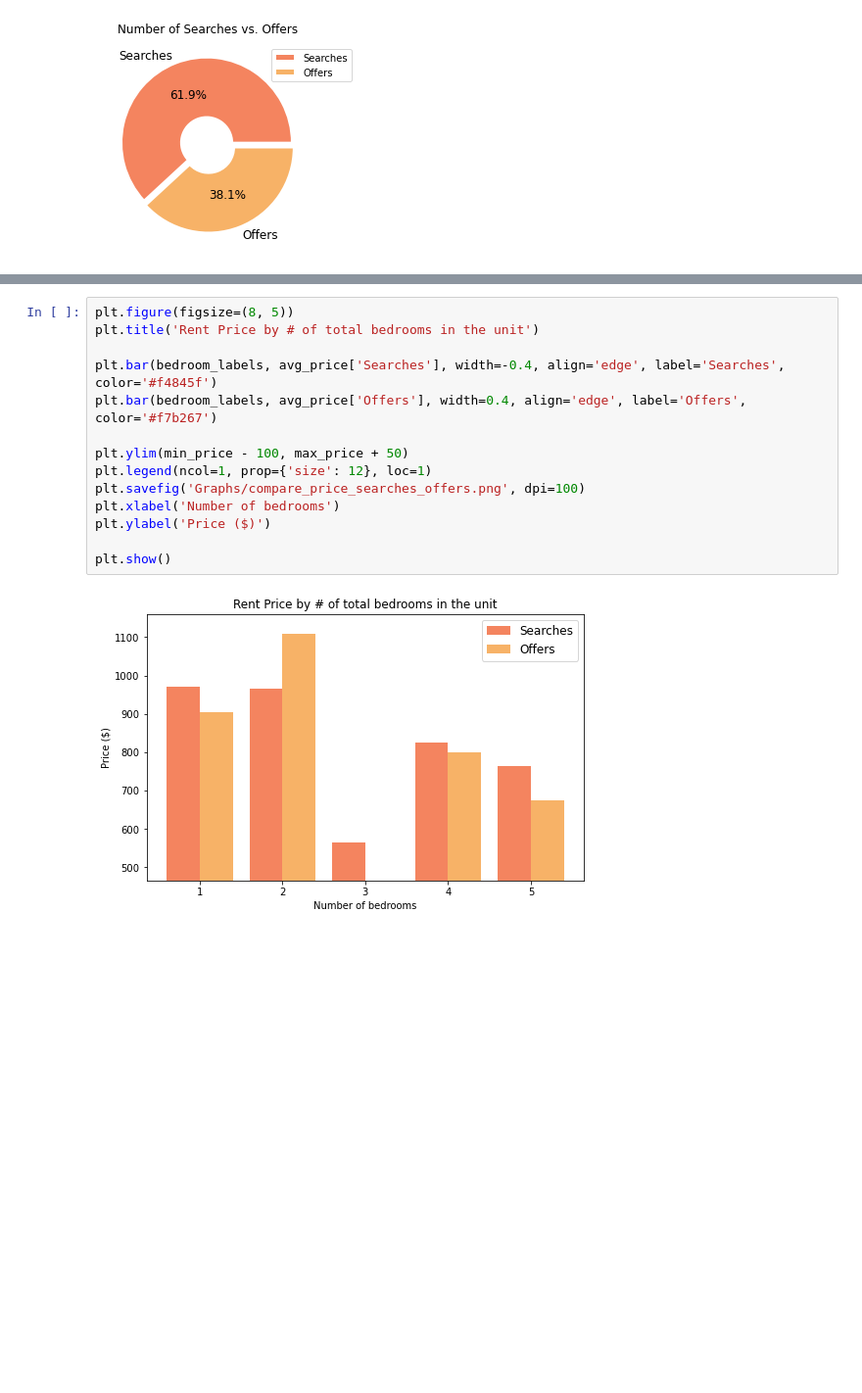
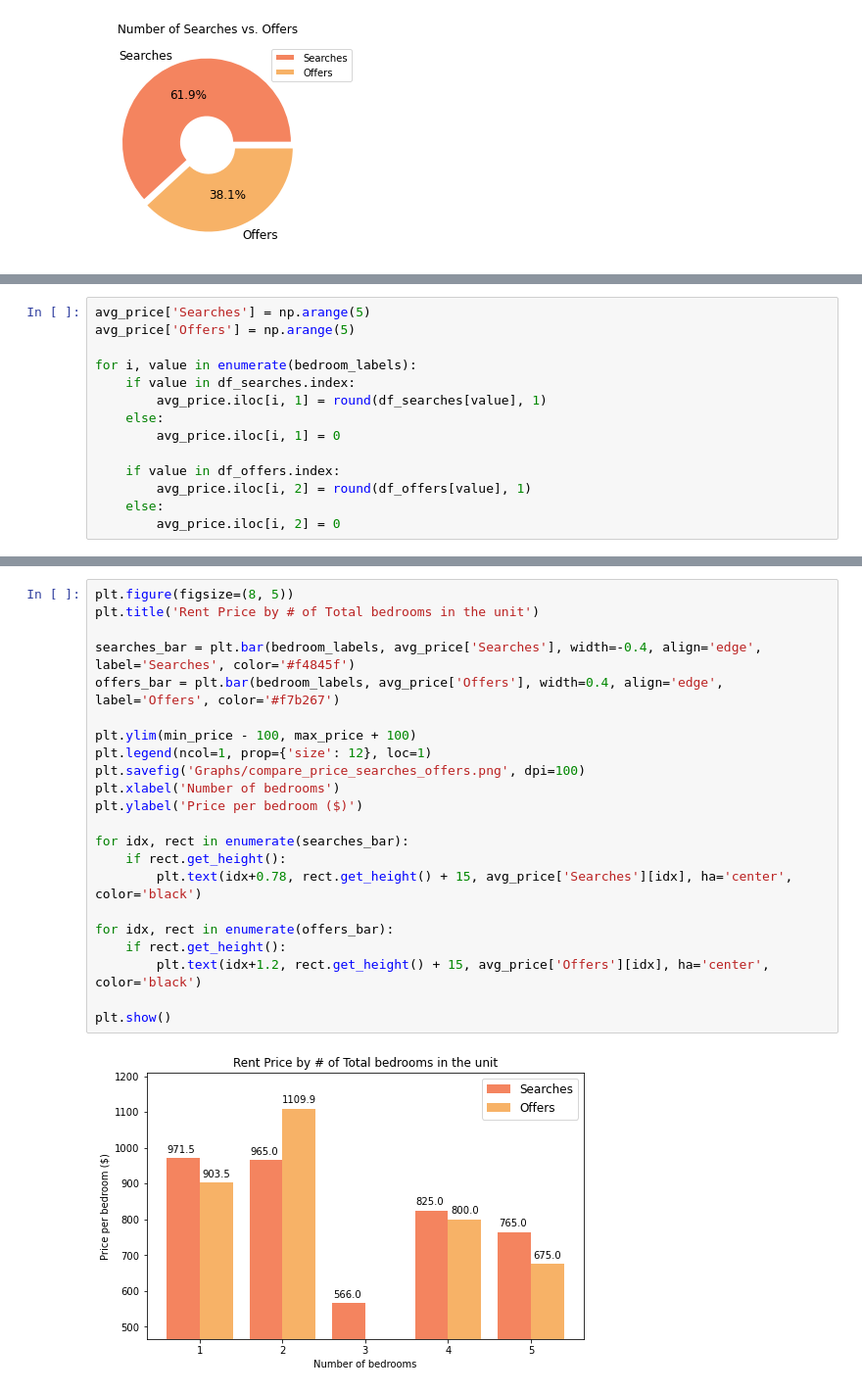
Before and after one commit to iriskimm/uw-student-housing, a Jupyter notebook: facebook-scraper.ipynb, the cells around one changed output, grey strips where cells are left out. Shown: that part at 98% size. Cells and saved outputs as stored; diff of their text form; blank space fills up the shorter version.

```diff
--- a/facebook-scraper.ipynb
+++ b/facebook-scraper.ipynb
@@ -321,0 +258,14 @@ avg_price
+# %%
+avg_price['Searches'] = np.arange(5)
+avg_price['Offers'] = np.arange(5)
+
+for i, value in enumerate(bedroom_labels):
+    if value in df_searches.index:
+        avg_price.iloc[i, 1] = round(df_searches[value], 1)
+    else:
+        avg_price.iloc[i, 1] = 0
+
+    if value in df_offers.index:
+        avg_price.iloc[i, 2] = round(df_offers[value], 1)
+    else:
+        avg_price.iloc[i, 2] = 0
@@ -322,16 +281,24 @@ avg_price
 # %%
 plt.figure(figsize=(8, 5))
-plt.title('Rent Price by # of total bedrooms in the unit')
+plt.title('Rent Price by # of Total bedrooms in the unit')
 
-plt.bar(bedroom_labels, avg_price['Searches'], width=-0.4, align='edge', label='Searches', color='#f4845f')
-plt.bar(bedroom_labels, avg_price['Offers'], width=0.4, align='edge', label='Offers', color='#f7b267')
+searches_bar = plt.bar(bedroom_labels, avg_price['Searches'], width=-0.4, align='edge', label='Searches', color='#f4845f')
+offers_bar = plt.bar(bedroom_labels, avg_price['Offers'], width=0.4, align='edge', label='Offers', color='#f7b267')
 
-plt.ylim(min_price - 100, max_price + 50)
+plt.ylim(min_price - 100, max_price + 100)
 plt.legend(ncol=1, prop={'size': 12}, loc=1)
 plt.savefig('Graphs/compare_price_searches_offers.png', dpi=100)
 plt.xlabel('Number of bedrooms')
-plt.ylabel('Price ($)')
+plt.ylabel('Price per bedroom ($)')
+
+for idx, rect in enumerate(searches_bar):
+    if rect.get_height():
+        plt.text(idx+0.78, rect.get_height() + 15, avg_price['Searches'][idx], ha='center', color='black')
+
+for idx, rect in enumerate(offers_bar):
+    if rect.get_height():
+        plt.text(idx+1.2, rect.get_height() + 15, avg_price['Offers'][idx], ha='center', color='black')
 
 plt.show()
 # %% [output]
-[figure, old version]
+[figure, new version]
```
Also changed, not shown: parts of 22 cells of this notebook, 1 other file.
